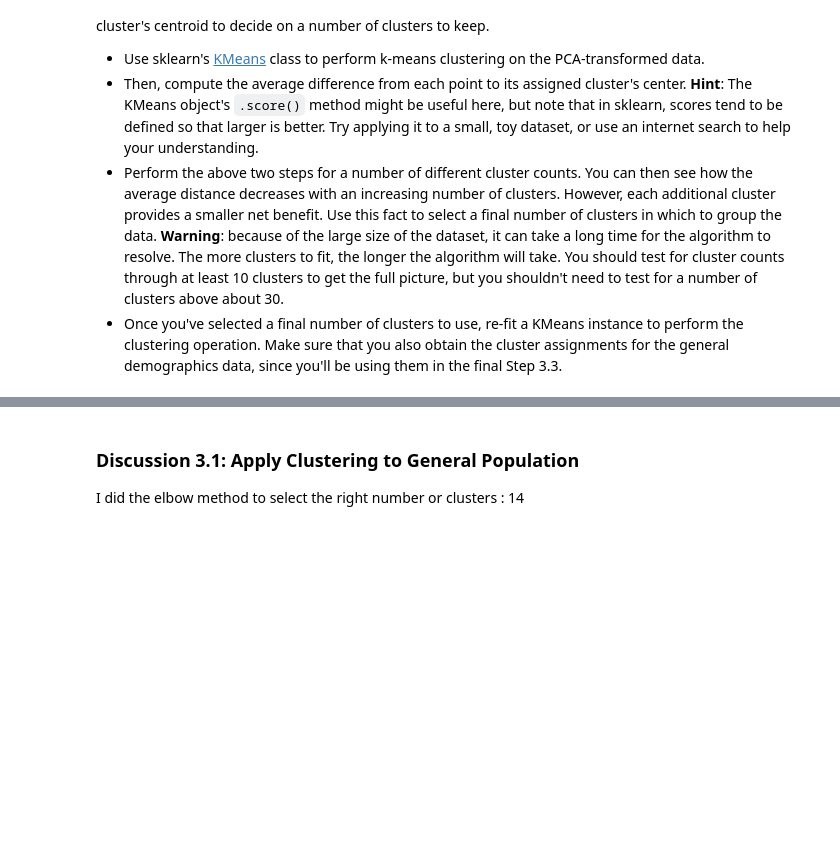
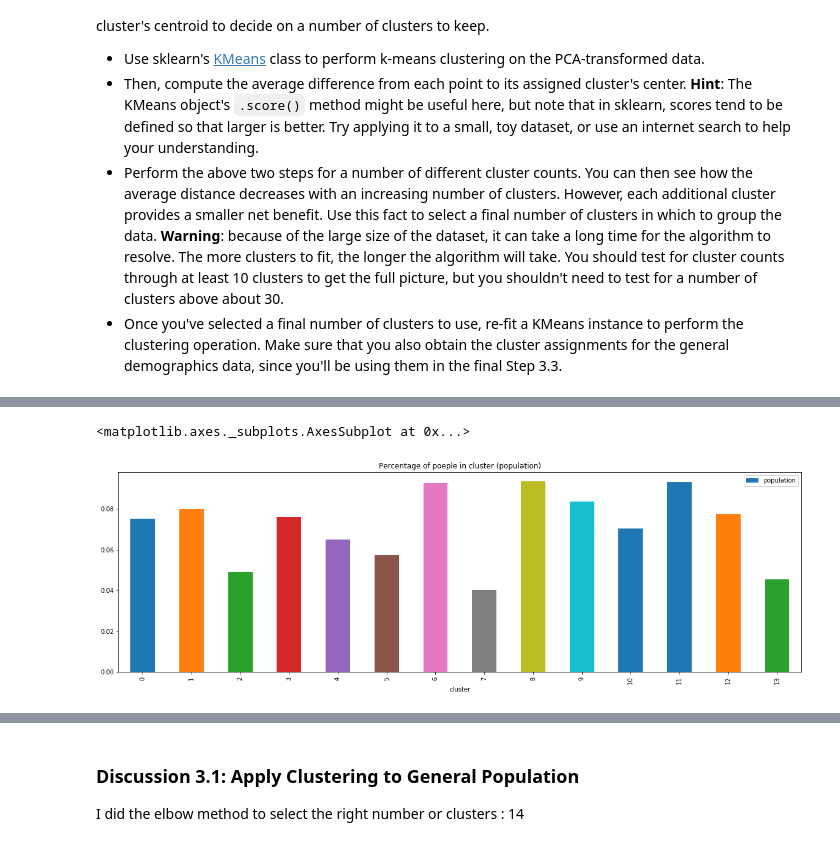
Before and after one commit to Mdhvince/Customer_Segmentation, a Jupyter notebook: Identify_Customer_Segments.ipynb, the cells around one changed output, grey strips where cells are left out. Cells and saved outputs as stored; diff of their text form; code cells hidden in the pictures; blank space fills up the shorter version.

```diff
--- a/Identify_Customer_Segments.ipynb
+++ b/Identify_Customer_Segments.ipynb
@@ -719,3 +719,5 @@ Text(0, 0.5, 'inertia')
 # cluster predictions for the general population demographics data.
 
 kmeans = KMeans(n_clusters=14).fit(transformed)
+# %%
+pop_result = kmeans.predict(transformed)
@@ -721,0 +730,11 @@ kmeans = KMeans(n_clusters=14).fit(transformed)
+# %%
+x = [i for i in range(14)]
+pop_list = []
+for i in range(14):
+    pop_list.append(np.sum(pop_result==i)/len(pop_result))
+
+df = pd.DataFrame({'cluster' : x, 'population' : pop_list})
+df.plot(x = 'cluster', y = 'population', kind='bar', figsize=(20,6), title = 'Percentage of poeple in cluster (population)')
+# %% [output]
+<matplotlib.axes._subplots.AxesSubplot at 0x...>
+[figure, added]
```
Also changed, not shown: parts of 29 cells of this notebook.
